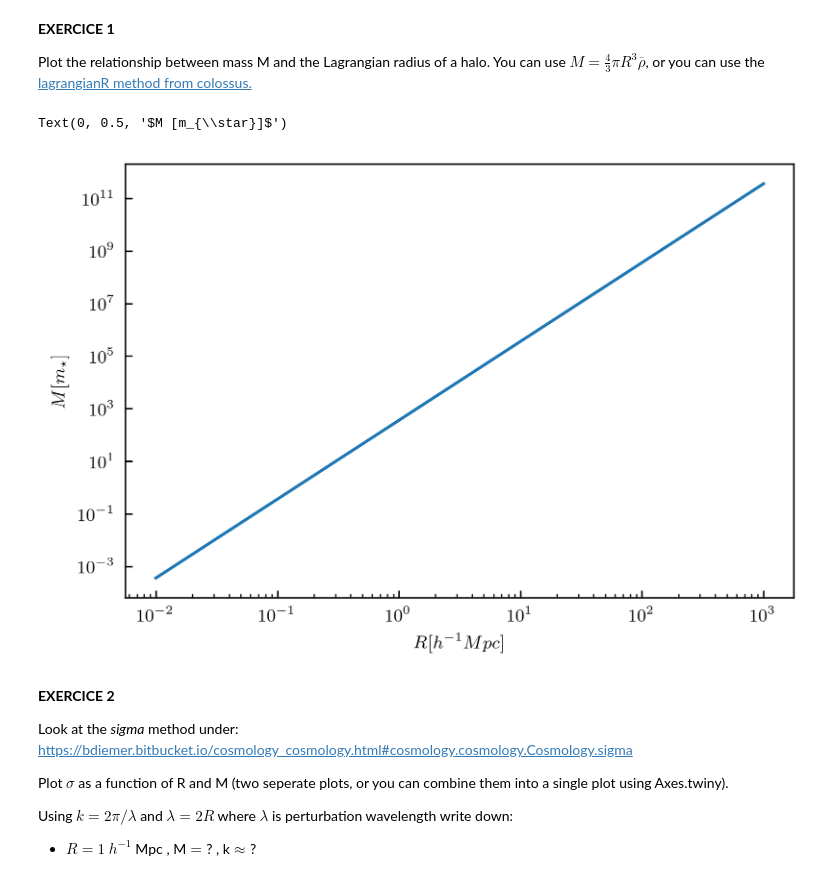
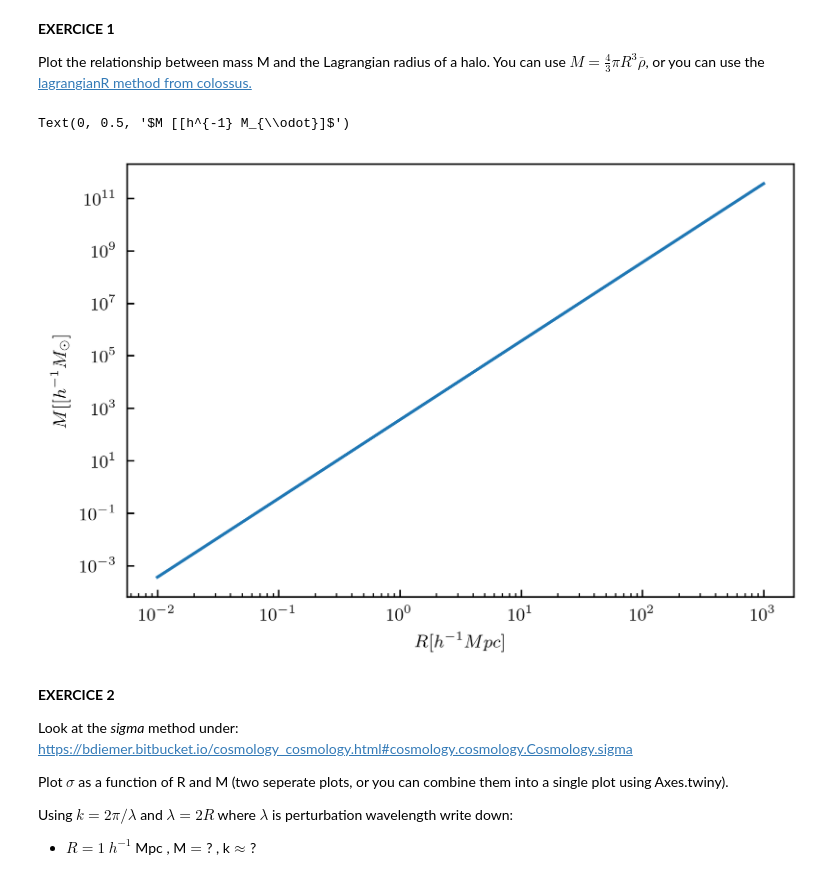
Before and after one commit to rqguan/ASTR214_Runquan, a Jupyter notebook: class5and6_nonlinearformation_Runquan.ipynb, the cells around one changed output. Saved outputs shown, nothing was run; the diff lists cells and outputs as text; code cells hidden in the pictures.

```diff
--- a/class5and6_nonlinearformation_Runquan.ipynb
+++ b/class5and6_nonlinearformation_Runquan.ipynb
@@ -544,36 +544,36 @@ Plot the relationship between mass M and the Lagrangian radius of a halo. You ca
 # %%
 # Your code goes here
 %matplotlib inline
 
 # The cosmology module in colossus
 from colossus.cosmology import cosmology
 
 import numpy as np
 from matplotlib import pylab as plt
 from classcode.plot_utils import plot_pretty
 plot_pretty(dpi=300)
 
 # define a vector of cosmological parameters
 # Your code goes here
 import matplotlib.ticker as mtick
 
 from colossus.cosmology import cosmology
 cosmo = cosmology.setCosmology('planck15')
 #my_cosmo_lcdm = {'flat': True, 'H0': 73.0, 'Om0': 0.238, 'Ob0': 0.045714, 'sigma8': 0.8, 'ns': 0.951}
 
 
 rho = cosmo.rho_m(0)
 R = np.logspace(-2,3,100)
 M = (4/3) * np.pi * (R**3) * rho
 
 plt.plot(R,M)
 plt.xscale('log')
 plt.yscale('log')
 plt.xlabel('$R [h^{-1}Mpc]$')
-plt.ylabel('$M [M_{\star}]$')
+plt.ylabel('$M [[h^{-1} M_{\odot}]$')
 # %% [output]
-Text(0, 0.5, '$M [m_{\\star}]$')
+Text(0, 0.5, '$M [[h^{-1} M_{\\odot}]$')
-[figure, old version]
+[figure, new version]
 # %% [markdown]
 **EXERCICE 2**
 
```
Also changed, not shown: parts of 2 cells of this notebook.
